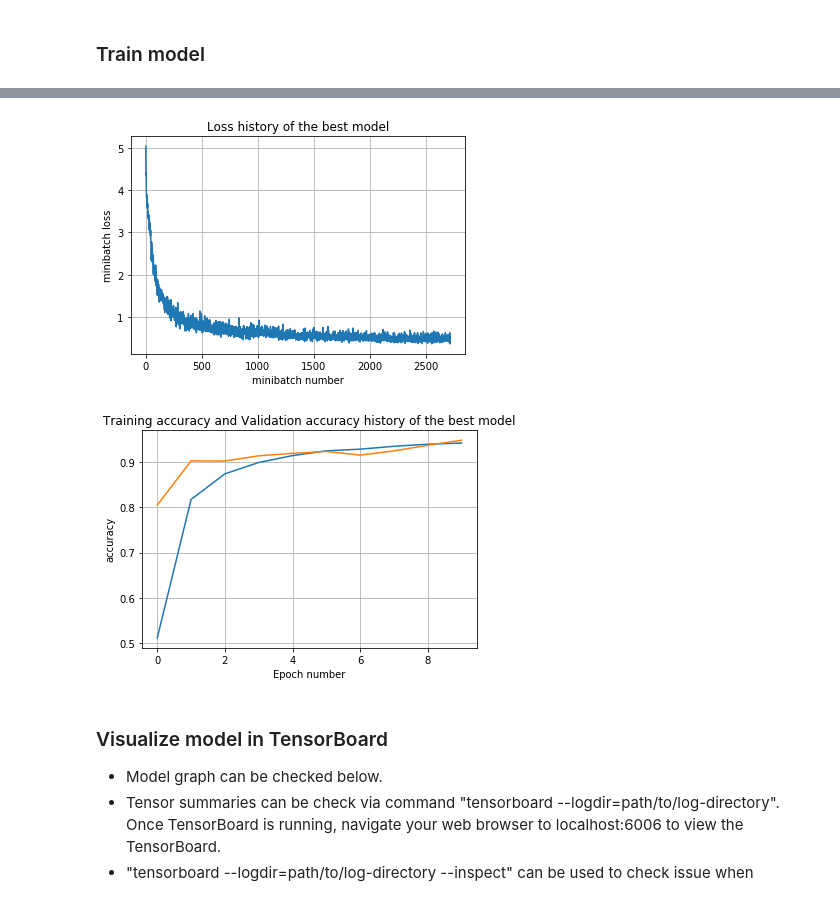
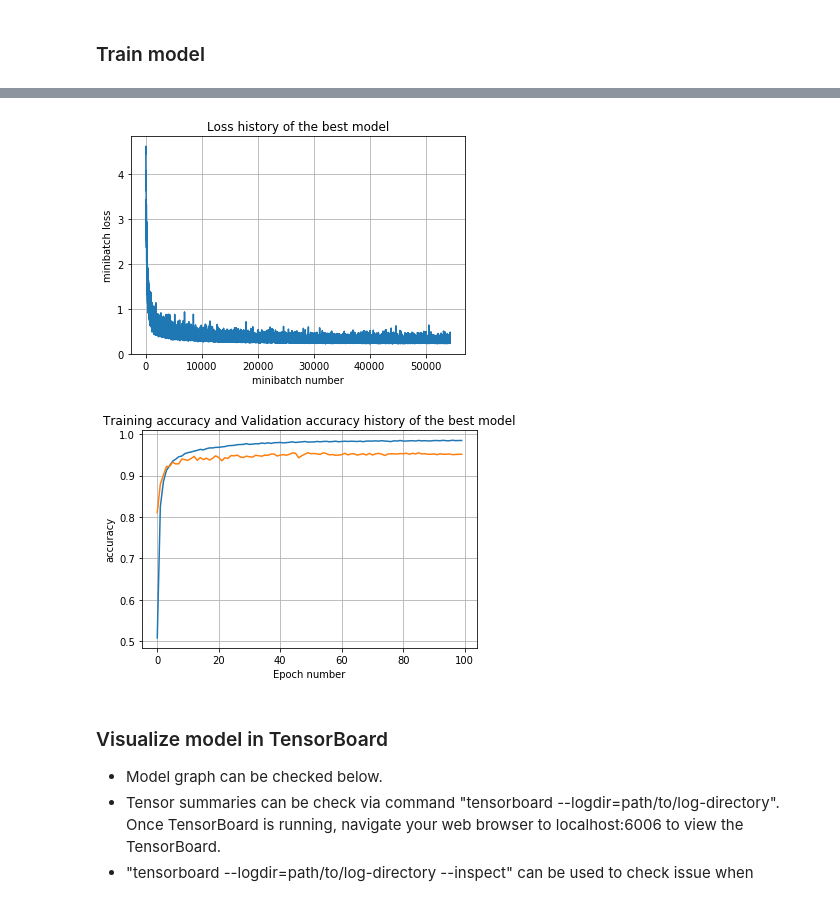
Before and after one commit to WangYuanMike/CarND-Traffic-Sign-Classifier-Project, a Jupyter notebook: Traffic_Sign_Classifier.ipynb, the cells around one changed output, grey strips where cells are left out. Drawn from its saved outputs; the diff is of its cells as text; code cells hidden in the pictures.

Commit message:
Train LeNet-tf-0.12 with 100 Epochs

```diff
--- a/Traffic_Sign_Classifier.ipynb
+++ b/Traffic_Sign_Classifier.ipynb
@@ -424,11 +424,11 @@ sets imply underfitting. A high accuracy on the training set but low accuracy on
 model = 'LeNet'
 
 # Hyperparameters candidate values
-learning_rates = 10 ** np.random.uniform(-3, -2.3, 3)           # 1e-03 ~ 5e-03
+learning_rates = [1e-3]           # 1e-03 ~ 5e-03
 regularization_scales = 10 ** np.random.uniform(-3, -2.3, 3)    # 1e-03 ~ 1e-01
-keep_probs = [0.6]
-batch_sizes = [128]      # 64, 128
-num_epoch = 10           # 10
+keep_probs = [0.5]
+batch_sizes = [64]      # 64, 128
+num_epoch = 100           # 10
 decay_rate = 0.95        # 0.9 ~ 0.95
 
 # Dictionary to store accuracy result of hyperparameter combinations
@@ -553,5 +553,5 @@ learning rate=4.93e-03, reg scale=2.97e-03, keep prob=0.6, batch size=128, train
-[figure, old version]
+[figure, new version]
-[figure, old version]
+[figure, new version]
 # %% [markdown]
 ### Visualize model in TensorBoard
 * Model graph can be checked below.
```
Also changed, not shown: parts of 11 cells of this notebook.
